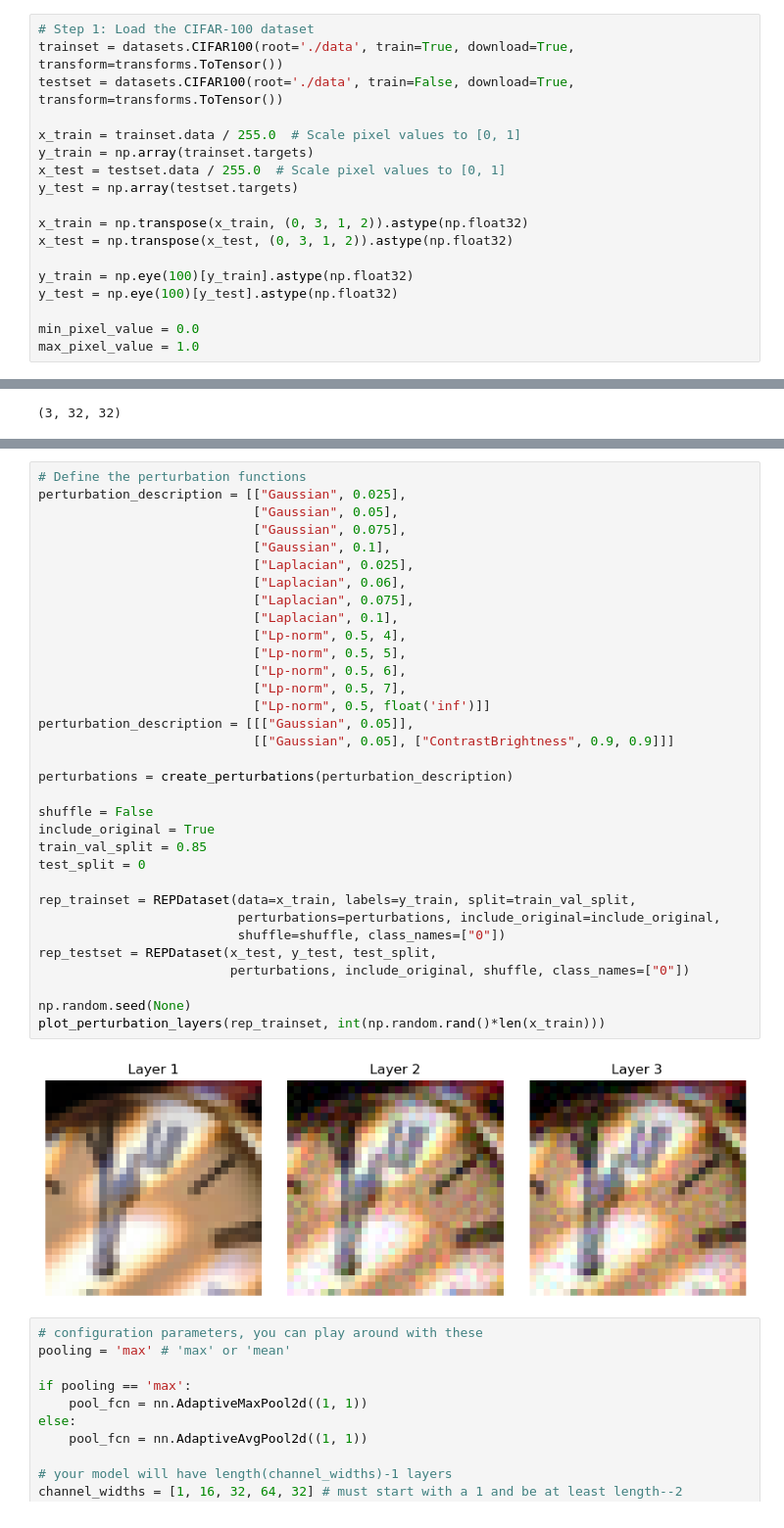
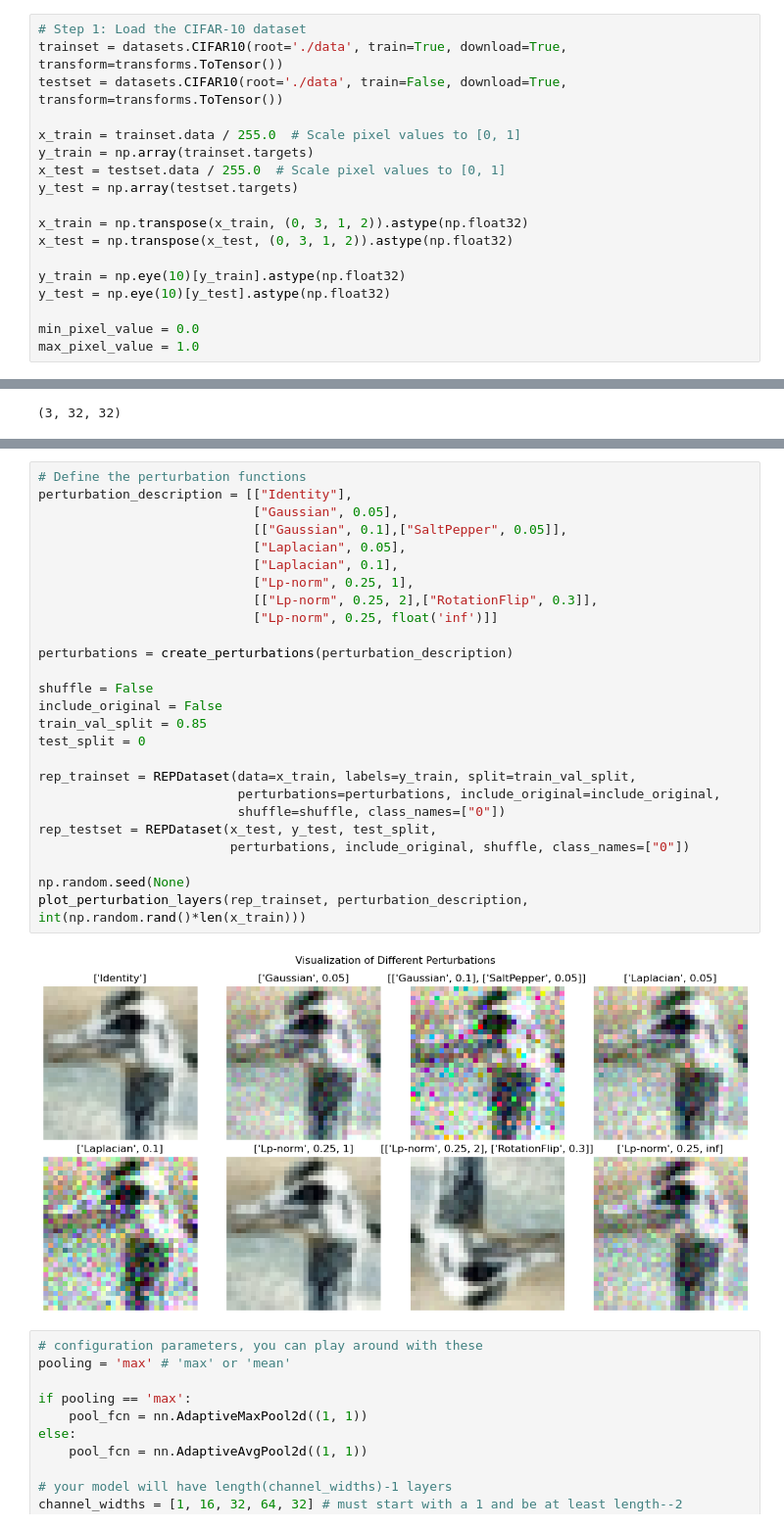
Before and after one commit to Max-Winga/RobustEnsemblePrompting, a Jupyter notebook: notebooks/examples/CIFAR_100_experimentation.ipynb, the cells around one changed output, grey strips where cells are left out. Shown at 98% size. Saved outputs shown, nothing was run; the diff lists cells and outputs as text.

```diff
--- a/notebooks/examples/CIFAR_100_experimentation.ipynb
+++ b/notebooks/examples/CIFAR_100_experimentation.ipynb
@@ -19,9 +19,9 @@ from art.attacks.evasion import FastGradientMethod
 from art.estimators.classification import PyTorchClassifier
 from torchvision import datasets, transforms
 # %%
-# Step 1: Load the CIFAR-100 dataset
-trainset = datasets.CIFAR100(root='./data', train=True, download=True, transform=transforms.ToTensor())
-testset = datasets.CIFAR100(root='./data', train=False, download=True, transform=transforms.ToTensor())
+# Step 1: Load the CIFAR-10 dataset
+trainset = datasets.CIFAR10(root='./data', train=True, download=True, transform=transforms.ToTensor())
+testset = datasets.CIFAR10(root='./data', train=False, download=True, transform=transforms.ToTensor())
 
 x_train = trainset.data / 255.0  # Scale pixel values to [0, 1]
 y_train = np.array(trainset.targets)
@@ -31,8 +31,8 @@ y_test = np.array(testset.targets)
 x_train = np.transpose(x_train, (0, 3, 1, 2)).astype(np.float32)
 x_test = np.transpose(x_test, (0, 3, 1, 2)).astype(np.float32)
 
-y_train = np.eye(100)[y_train].astype(np.float32)
-y_test = np.eye(100)[y_test].astype(np.float32)
+y_train = np.eye(10)[y_train].astype(np.float32)
+y_test = np.eye(10)[y_test].astype(np.float32)
 
 min_pixel_value = 0.0
 max_pixel_value = 1.0
@@ -50,38 +87,31 @@ torch.Size([3, 1, 3, 32, 32])
 # %%
 # Define the perturbation functions
-perturbation_description = [["Gaussian", 0.025],
+perturbation_description = [["Identity"],
                             ["Gaussian", 0.05],
-                            ["Gaussian", 0.075],
-                            ["Gaussian", 0.1],
-                            ["Laplacian", 0.025],
-                            ["Laplacian", 0.06],
-                            ["Laplacian", 0.075],
+                            [["Gaussian", 0.1],["SaltPepper", 0.05]],
+                            ["Laplacian", 0.05],
                             ["Laplacian", 0.1],
-                            ["Lp-norm", 0.5, 4],
-                            ["Lp-norm", 0.5, 5],
-                            ["Lp-norm", 0.5, 6],
-                            ["Lp-norm", 0.5, 7],
-                            ["Lp-norm", 0.5, float('inf')]]
-perturbation_description = [[["Gaussian", 0.05]],
-                            [["Gaussian", 0.05], ["ContrastBrightness", 0.9, 0.9]]]
+                            ["Lp-norm", 0.25, 1],
+                            [["Lp-norm", 0.25, 2],["RotationFlip", 0.3]],
+                            ["Lp-norm", 0.25, float('inf')]]
 
 perturbations = create_perturbations(perturbation_description)
 
 shuffle = False
-include_original = True
+include_original = False
 train_val_split = 0.85
 test_split = 0
 
 rep_trainset = REPDataset(data=x_train, labels=y_train, split=train_val_split,
                           perturbations=perturbations, include_original=include_original,
                           shuffle=shuffle, class_names=["0"])
 rep_testset = REPDataset(x_test, y_test, test_split,
                          perturbations, include_original, shuffle, class_names=["0"])
 
 np.random.seed(None)
-plot_perturbation_layers(rep_trainset, int(np.random.rand()*len(x_train)))
+plot_perturbation_layers(rep_trainset, perturbation_description, int(np.random.rand()*len(x_train)))
 # %% [output]
-[figure, old version]
+[figure, new version]
 # %%
 # configuration parameters, you can play around with these
 pooling = 'max' # 'max' or 'mean'
```
Also changed, not shown: parts of 3 cells of this notebook, 9 other files.
